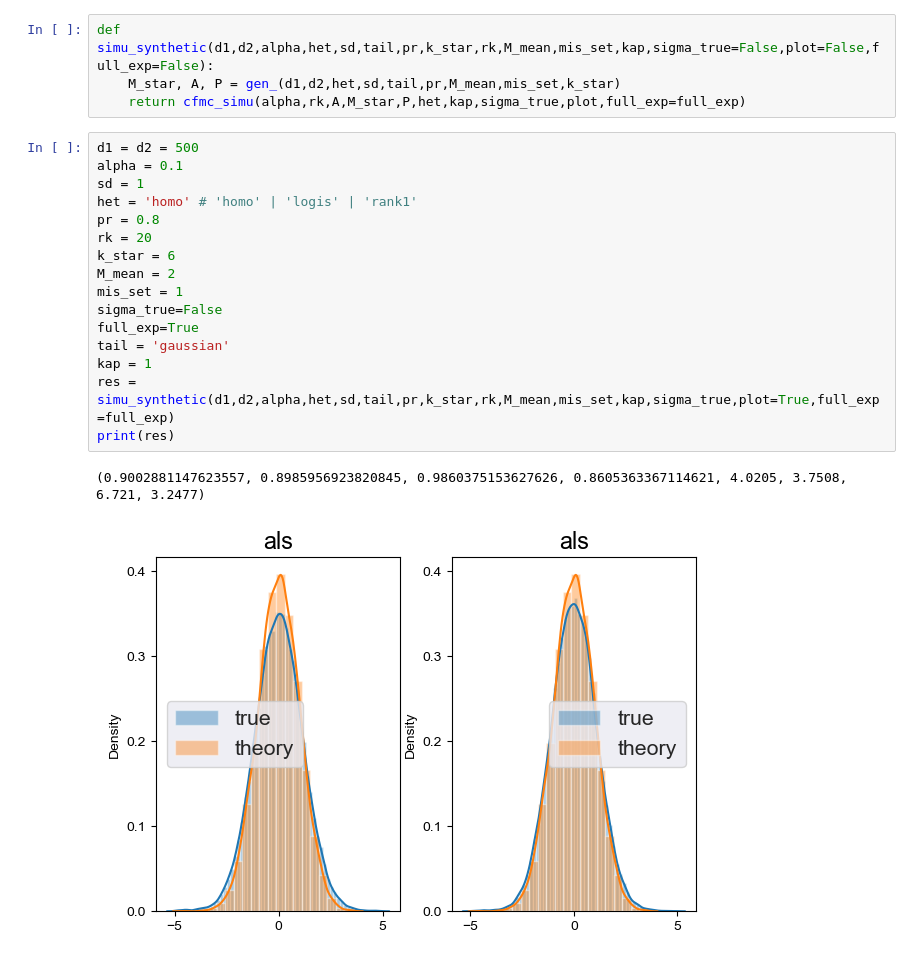
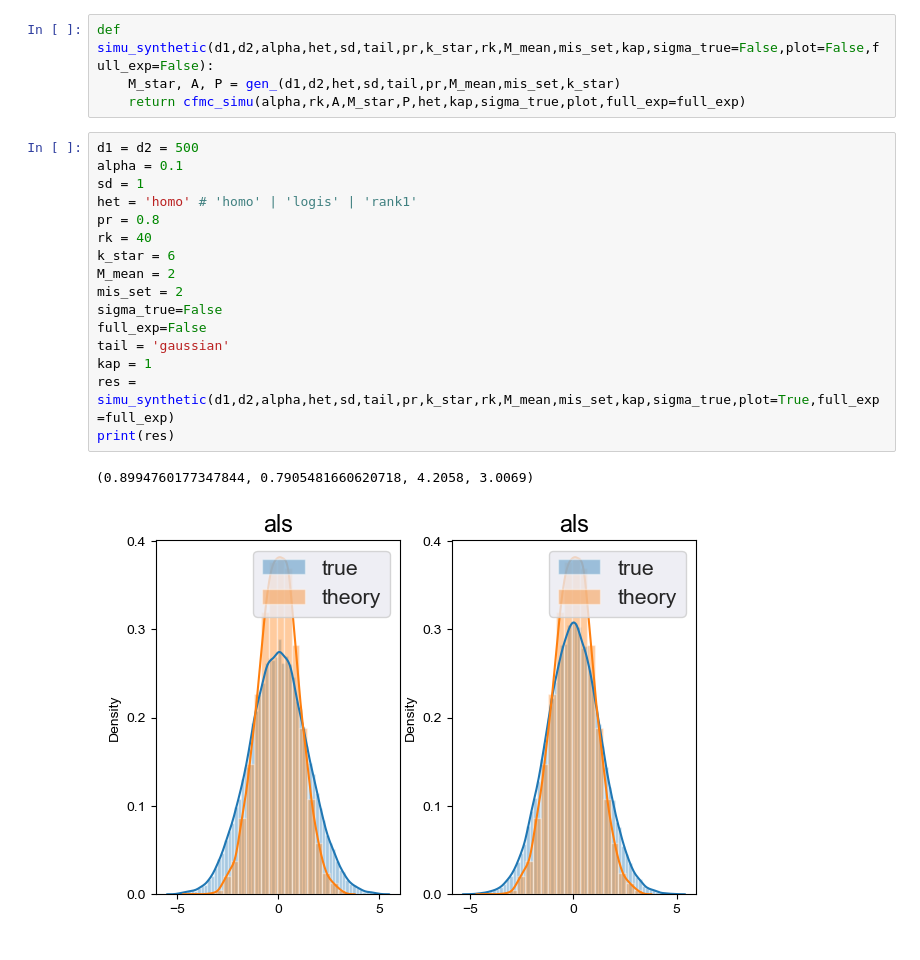
Before and after one commit to yugjerry/conf-mc, a Jupyter notebook: python/conf-mc-synthetic.ipynb, the cells around one changed output. Cells and saved outputs as stored; diff of their text form.

```diff
--- a/python/conf-mc-synthetic.ipynb
+++ b/python/conf-mc-synthetic.ipynb
@@ -29,22 +29,22 @@ def simu_synthetic(d1,d2,alpha,het,sd,tail,pr,k_star,rk,M_mean,mis_set,kap,sigma
 # %%
 d1 = d2 = 500
 alpha = 0.1
 sd = 1
 het = 'homo' # 'homo' | 'logis' | 'rank1'
 pr = 0.8
-rk = 20
+rk = 40
 k_star = 6
 M_mean = 2
-mis_set = 1
+mis_set = 2
 sigma_true=False
-full_exp=True
+full_exp=False
 tail = 'gaussian'
 kap = 1
 res = simu_synthetic(d1,d2,alpha,het,sd,tail,pr,k_star,rk,M_mean,mis_set,kap,sigma_true,plot=True,full_exp=full_exp)
 print(res)
 # %% [output]
-(0.9002881147623557, 0.8985956923820845, 0.9860375153627626, 0.8605363367114621, 4.0205, 3.7508, 6.721, 3.2477)
+(0.8994760177347844, 0.7905481660620718, 4.2058, 3.0069)
-[figure, old version]
+[figure, new version]
 # %%
 # repeated
 # remember to disable plotting
```
Also changed, not shown: parts of 3 cells of this notebook, 5 other files.
